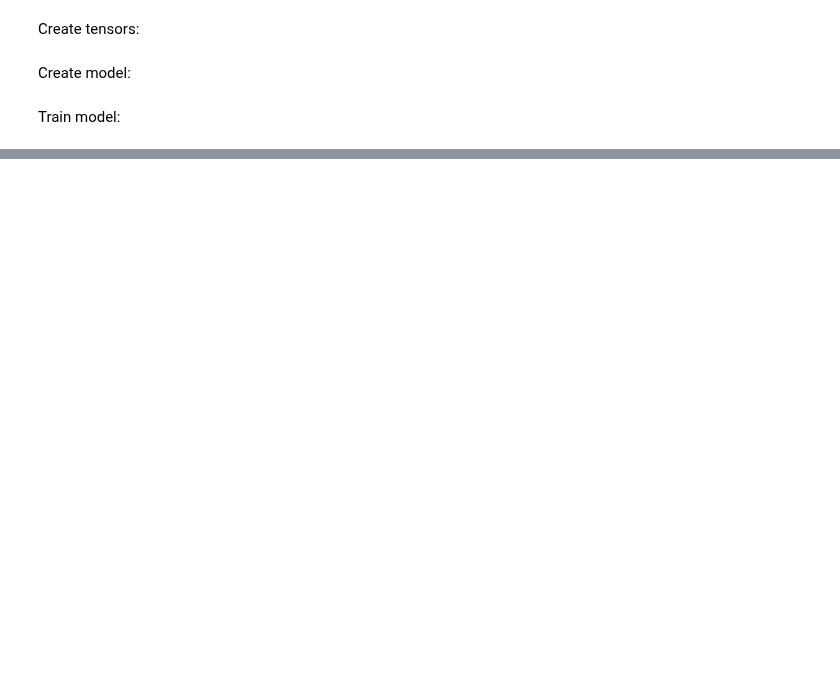
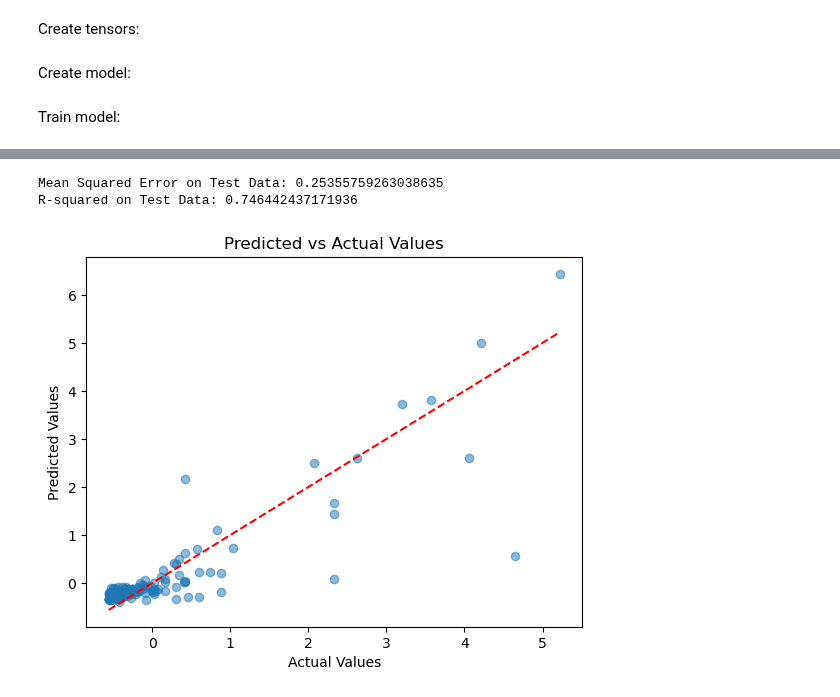
Before and after one commit to hellegje/fys-stk4155, a Jupyter notebook: Project3/Project3.ipynb, the cells around one changed output, grey strips where cells are left out. Saved outputs shown, nothing was run; the diff lists cells and outputs as text; code cells hidden in the pictures; blank space fills up the shorter version.

```diff
--- a/Project3/Project3.ipynb
+++ b/Project3/Project3.ipynb
@@ -244,0 +275,29 @@ RMSE: 0.72
+# %%
+model.eval()  # Set the model to evaluation mode
+with torch.no_grad():  # Disable gradient calculation for evaluation
+    y_test_pred = model(X_test_tensor)
+
+mse = loss_fn(y_test_pred, y_test_tensor)
+print(f"Mean Squared Error on Test Data: {mse.item()}")
+
+ss_total = torch.sum((y_test_tensor - torch.mean(y_test_tensor))**2)
+ss_residual = torch.sum((y_test_tensor - y_test_pred)**2)
+r_squared = 1 - (ss_residual / ss_total)
+print(f"R-squared on Test Data: {r_squared.item()}")
+
+import matplotlib.pyplot as plt
+
+# Convert tensors to numpy arrays for plotting
+y_test_actual = y_test_tensor.numpy()
+y_test_pred_np = y_test_pred.numpy()
+
+plt.scatter(y_test_actual, y_test_pred_np, alpha=0.5)
+plt.plot([y_test_actual.min(), y_test_actual.max()], [y_test_actual.min(), y_test_actual.max()], 'r--')
+plt.xlabel("Actual Values")
+plt.ylabel("Predicted Values")
+plt.title("Predicted vs Actual Values")
+plt.show()
+# %% [output]
+Mean Squared Error on Test Data: 0.25355759263038635
+R-squared on Test Data: 0.746442437171936
+[figure, added]
```
Also changed, not shown: parts of 10 cells of this notebook, 5 other files.
